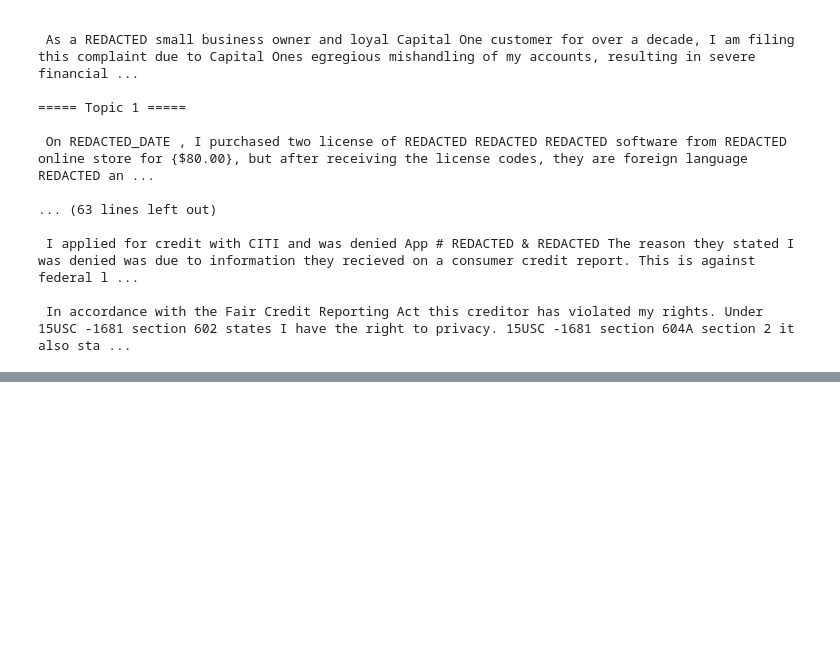
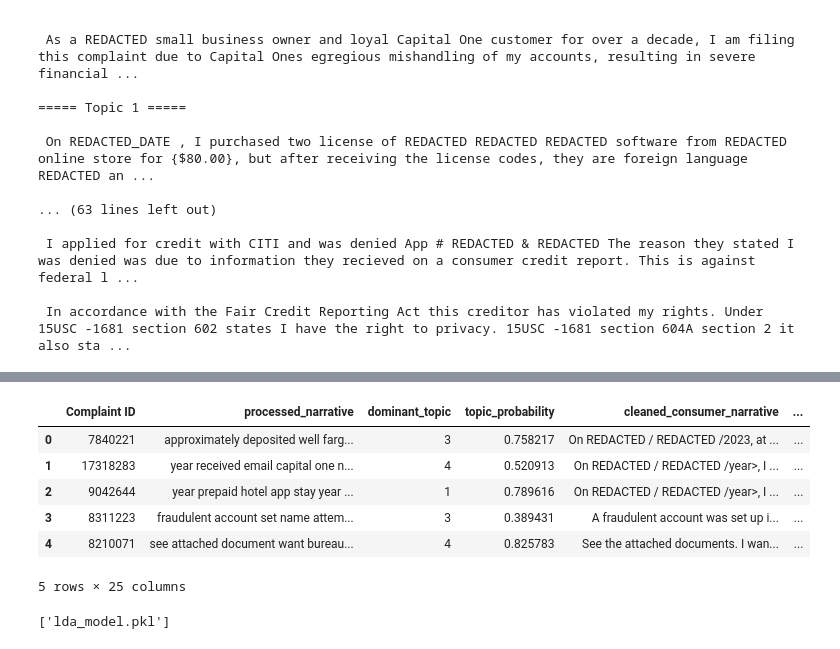
Before and after one commit to n-tamm/cfpb_mortgage_complaints, a Jupyter notebook: notebooks/06_unsupervised_model_development_lda.ipynb, the cells around one changed output, grey strips where cells are left out. Drawn from its saved outputs; the diff is of its cells as text; code cells hidden in the pictures; blank space fills up the shorter version.

```diff
--- a/notebooks/06_unsupervised_model_development_lda.ipynb
+++ b/notebooks/06_unsupervised_model_development_lda.ipynb
@@ -204,0 +208,34 @@ for topic in sorted(df_lda_sample['dominant_topic'].unique()):
+# %%
+# One-hot encode Dominant Topic
+topic_dummies = pd.get_dummies(
+    df_lda_sample['dominant_topic'],
+    prefix='dominant_topic'
+)
+
+df_lda_sample = pd.concat(
+    [df_lda_sample, topic_dummies],
+    axis=1
+)
+
+df_lda_sample.head()
+# %% [output]
+|  | Complaint ID | processed_narrative | dominant_topic | topic_probability | cleaned_consumer_narrative | ... |
+| 0 | 7840221 | approximately deposited well farg... | 3 | 0.758217 | On REDACTED / REDACTED /2023, at ... | ... |
+| 1 | 17318283 | year received email capital one n... | 4 | 0.520913 | On REDACTED / REDACTED /year>, I ... | ... |
+| 2 | 9042644 | year prepaid hotel app stay year ... | 1 | 0.789616 | On REDACTED / REDACTED /year>, I ... | ... |
+| 3 | 8311223 | fraudulent account set name attem... | 3 | 0.389431 | A fraudulent account was set up i... | ... |
+| 4 | 8210071 | see attached document want bureau... | 4 | 0.825783 | See the attached documents. I wan... | ... |
+5 rows × 25 columns
+# %%
+# Write fitted Count Vectorizer and LDA to file
+joblib.dump(
+    count_vectorizer,
+    'count_vectorizer.pkl'
+)
+
+joblib.dump(
+    lda,
+    'lda_model.pkl'
+)
+# %% [output]
+['lda_model.pkl']
```
Also changed, not shown: parts of 9 cells of this notebook, 3 other files.
